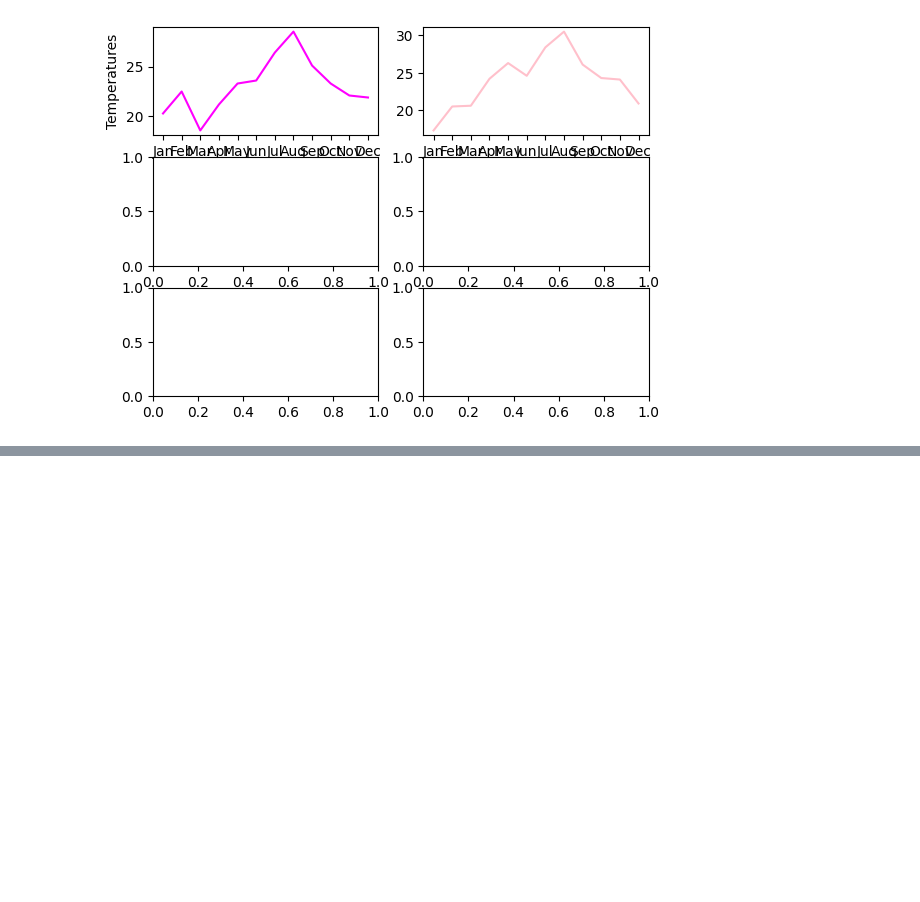
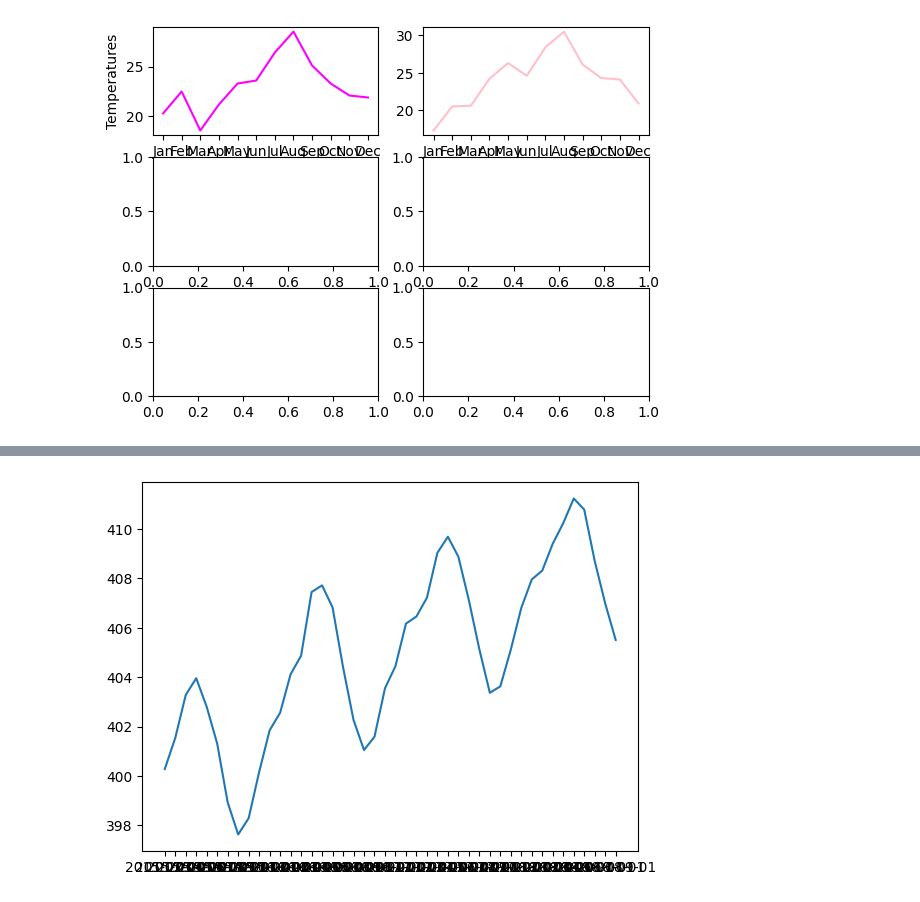
Before and after one commit to hhugoac/PythonForDataScience, a Jupyter notebook: PythonMatplotlib.ipynb, the cells around one changed output, grey strips where cells are left out. Saved outputs shown, nothing was run; the diff lists cells and outputs as text; code cells hidden in the pictures; blank space fills up the shorter version.

```diff
--- a/PythonMatplotlib.ipynb
+++ b/PythonMatplotlib.ipynb
@@ -75,0 +84,4 @@ plt.show()
+# %%
+# Load data from csv file
+data_frame_co2 = pd.read_csv('co2-mm-mlo_csv.csv')
+data_frame_co2
@@ -75,0 +109,9 @@ plt.show()
+# %%
+# Plot date >= 2015-01-01
+filtered_data_by_date = data_frame_co2[data_frame_co2['Date'] > '2015-01-01']
+
+fig, ax = plt.subplots()
+ax.plot(filtered_data_by_date['Date'], filtered_data_by_date['Interpolated'])
+plt.show()
+# %% [output]
+[figure, added]
```
Also changed, not shown: parts of 9 cells of this notebook, 1 other file.
